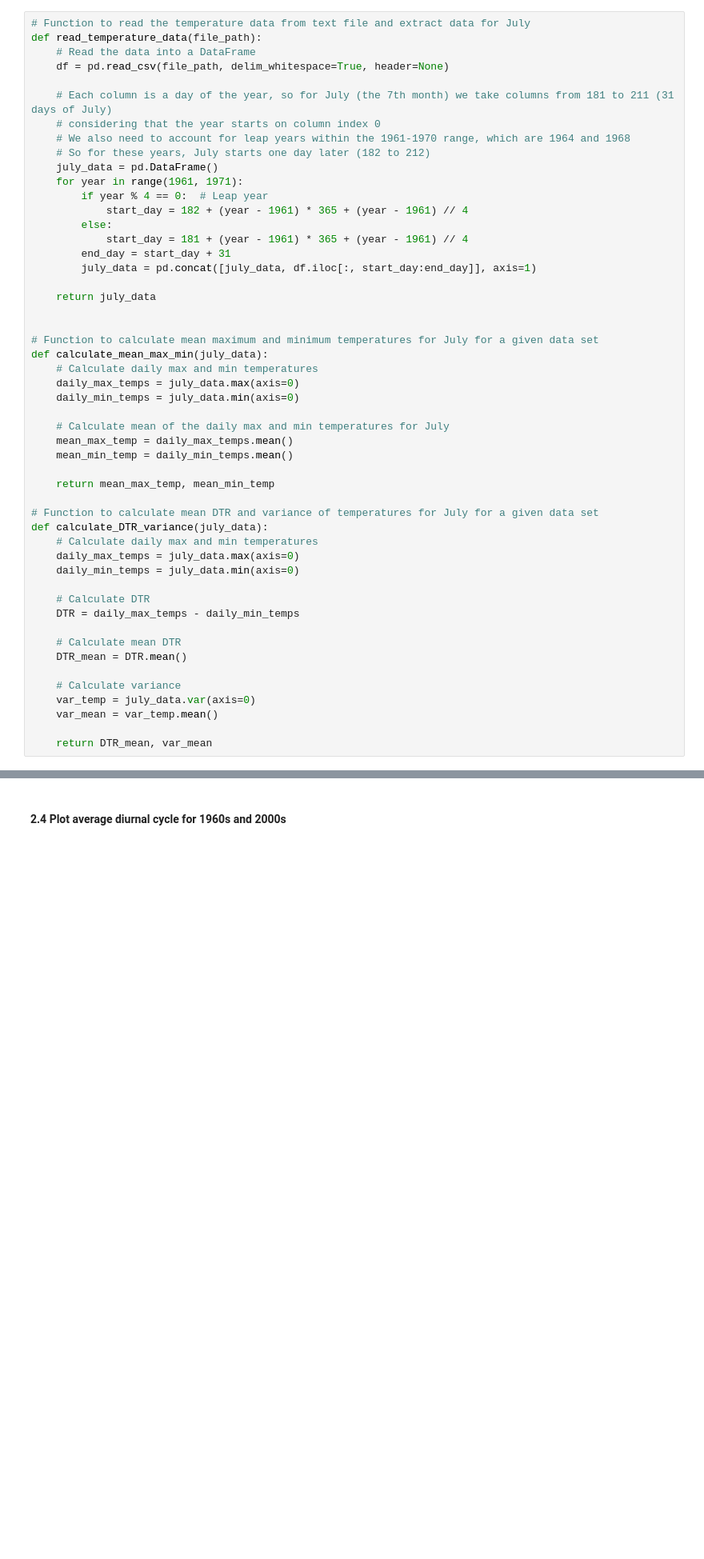
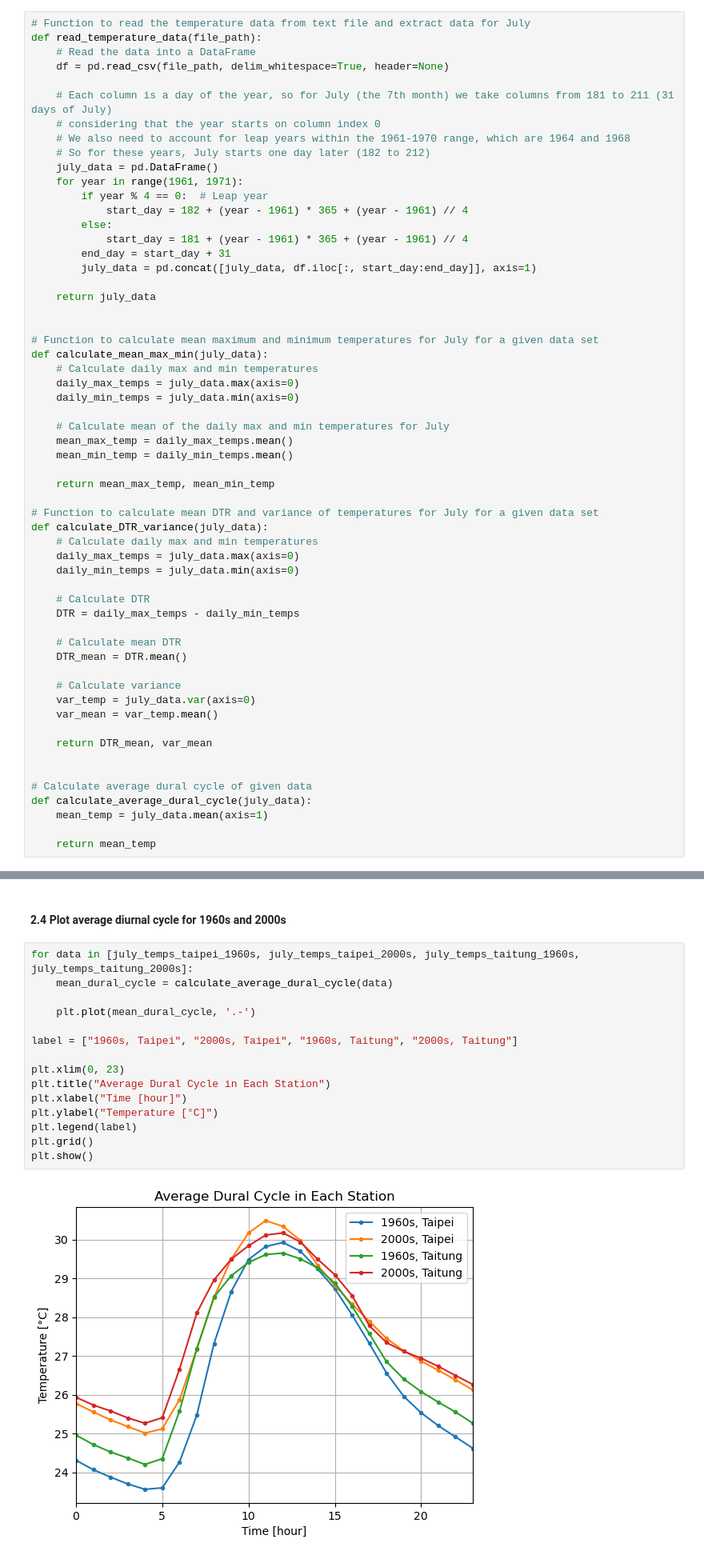
Before and after one commit to Ludong0909/Statistics, a Jupyter notebook: hw2/hw2.ipynb, the cells around one changed output, grey strips where cells are left out. Shown at 80% size. Saved outputs shown, nothing was run; the diff lists cells and outputs as text; blank space fills up the shorter version.

```diff
--- a/hw2/hw2.ipynb
+++ b/hw2/hw2.ipynb
@@ -66,6 +66,13 @@ def calculate_DTR_variance(july_data):
     var_mean = var_temp.mean()
 
     return DTR_mean, var_mean
+
+
+# Calculate average dural cycle of given data
+def calculate_average_dural_cycle(july_data):
+    mean_temp = july_data.mean(axis=1)
+
+    return mean_temp
 # %% [markdown]
 ### Calculate and plot
 # %% [markdown]
@@ -164,2 +171,19 @@ In July 2000s, Taitung:  DTR = 6.03, var of temp = 4.08
 # %% [markdown]
 #### 2.4 Plot average diurnal cycle for 1960s and 2000s
+# %%
+for data in [july_temps_taipei_1960s, july_temps_taipei_2000s, july_temps_taitung_1960s, july_temps_taitung_2000s]:
+    mean_dural_cycle = calculate_average_dural_cycle(data)
+
+    plt.plot(mean_dural_cycle, '.-')
+
+label = ["1960s, Taipei", "2000s, Taipei", "1960s, Taitung", "2000s, Taitung"]
+
+plt.xlim(0, 23)
+plt.title("Average Dural Cycle in Each Station")
+plt.xlabel("Time [hour]")
+plt.ylabel("Temperature [°C]")
+plt.legend(label)
+plt.grid()
+plt.show()
+# %% [output]
+[figure, added]
```
Also changed, not shown: parts of 3 cells of this notebook.
